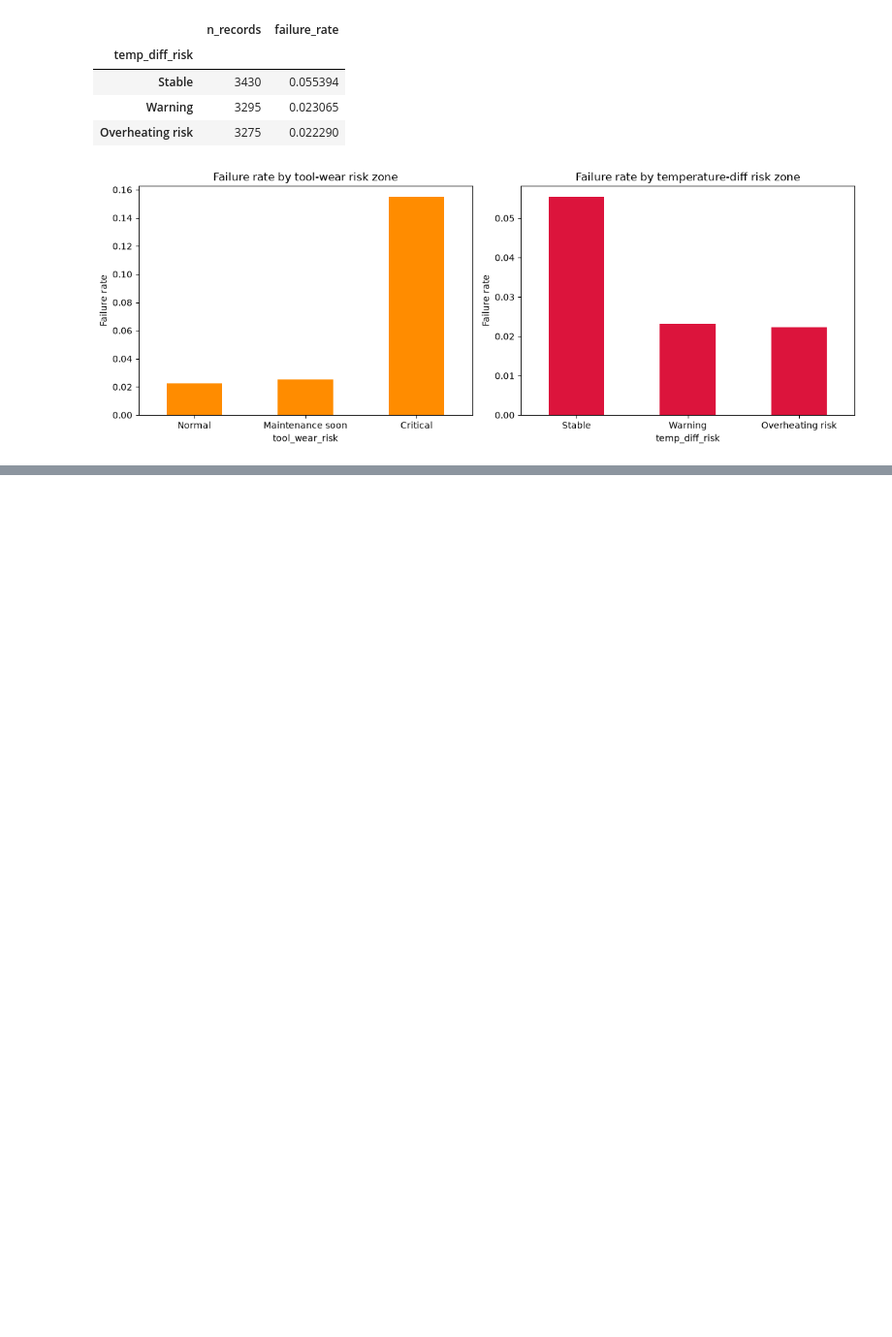
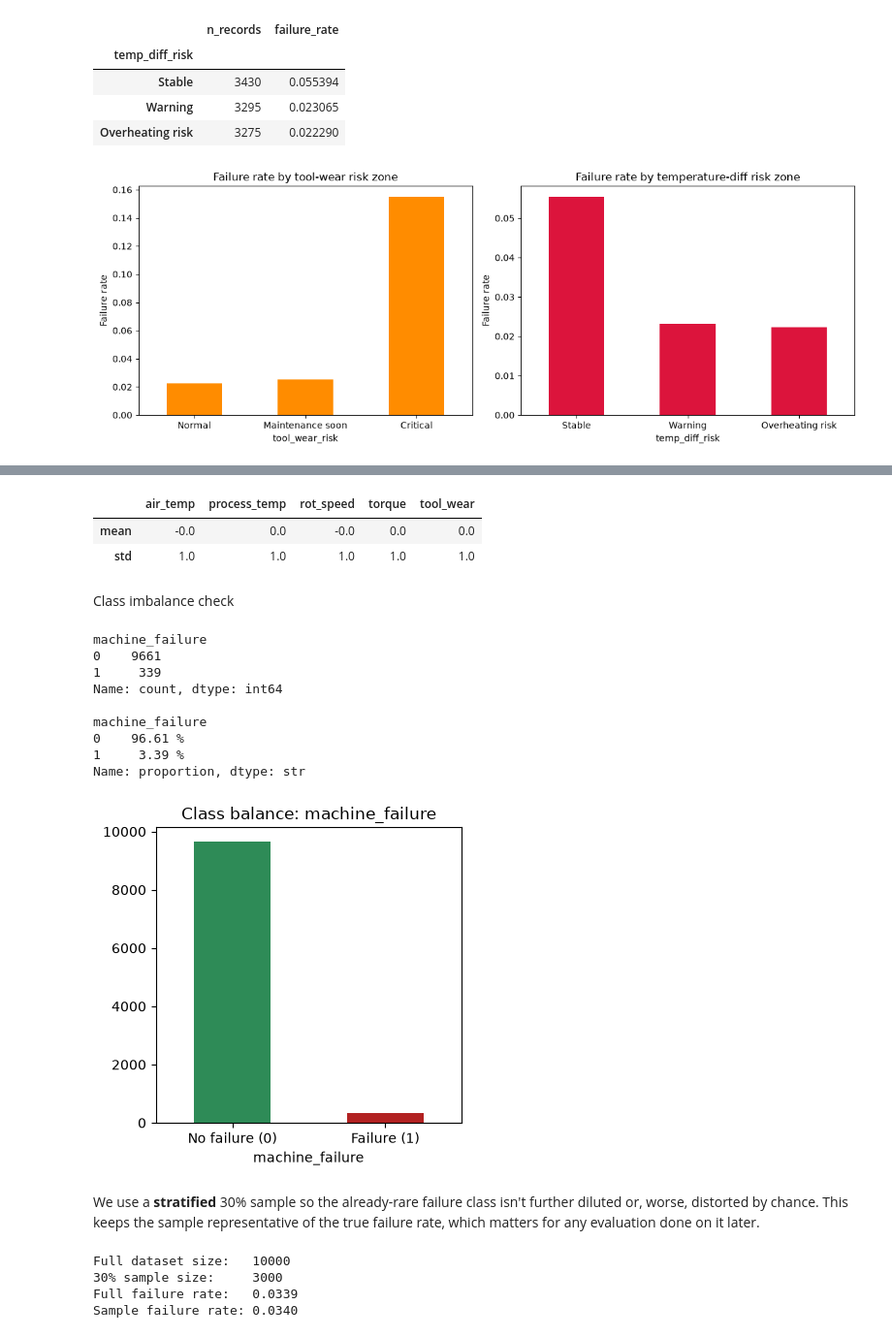
Before and after one commit to JohannFloydmann/MachineLearning, a Jupyter notebook: practise2/practise2.ipynb, the cells around one changed output, grey strips where cells are left out. Shown at 97% size. Cells and saved outputs as stored; diff of their text form; code cells hidden in the pictures; blank space fills up the shorter version.

```diff
--- a/practise2/practise2.ipynb
+++ b/practise2/practise2.ipynb
@@ -331,0 +346,55 @@ plt.show()
+# %%
+scaler = StandardScaler()
+df_scaled = df.copy()
+df_scaled[numeric_cols] = scaler.fit_transform(df[numeric_cols])
+
+df_scaled[numeric_cols].describe().loc[['mean', 'std']].round(3)
+# %% [output]
+|  | air_temp | process_temp | rot_speed | torque | tool_wear |
+| mean | -0.0 | 0.0 | -0.0 | 0.0 | 0.0 |
+| std | 1.0 | 1.0 | 1.0 | 1.0 | 1.0 |
+# %% [markdown]
+Class imbalance check
+# %%
+imbalance = df['machine_failure'].value_counts()
+imbalance_pct = df['machine_failure'].value_counts(normalize=True) * 100
+
+print(imbalance)
+print()
+print(imbalance_pct.round(2).astype(str) + ' %')
+
+fig, ax = plt.subplots(figsize=(4, 4))
+imbalance.plot(kind='bar', ax=ax, color=['seagreen', 'firebrick'])
+ax.set_xticklabels(['No failure (0)', 'Failure (1)'], rotation=0)
+ax.set_title('Class balance: machine_failure')
+plt.tight_layout()
+plt.show()
+# %% [output]
+machine_failure
+0    9661
+1     339
+Name: count, dtype: int64
+
+machine_failure
+0    96.61 %
+1     3.39 %
+Name: proportion, dtype: str
+[figure, added]
+# %% [markdown]
+We use a **stratified** 30% sample so the already-rare failure class isn't further diluted or, worse, distorted by chance. This keeps the sample representative of the true failure rate, which matters for any evaluation done on it later.
+# %%
+from sklearn.model_selection import train_test_split
+
+sample_df, _ = train_test_split(
+    df, train_size=0.30, stratify=df['machine_failure'], random_state=42
+)
+
+print(f"Full dataset size:   {len(df)}")
+print(f"30% sample size:     {len(sample_df)}")
+print(f"Full failure rate:   {df['machine_failure'].mean():.4f}")
+print(f"Sample failure rate: {sample_df['machine_failure'].mean():.4f}")
+# %% [output]
+Full dataset size:   10000
+30% sample size:     3000
+Full failure rate:   0.0339
+Sample failure rate: 0.0340
```
Also changed, not shown: parts of 11 cells of this notebook.
